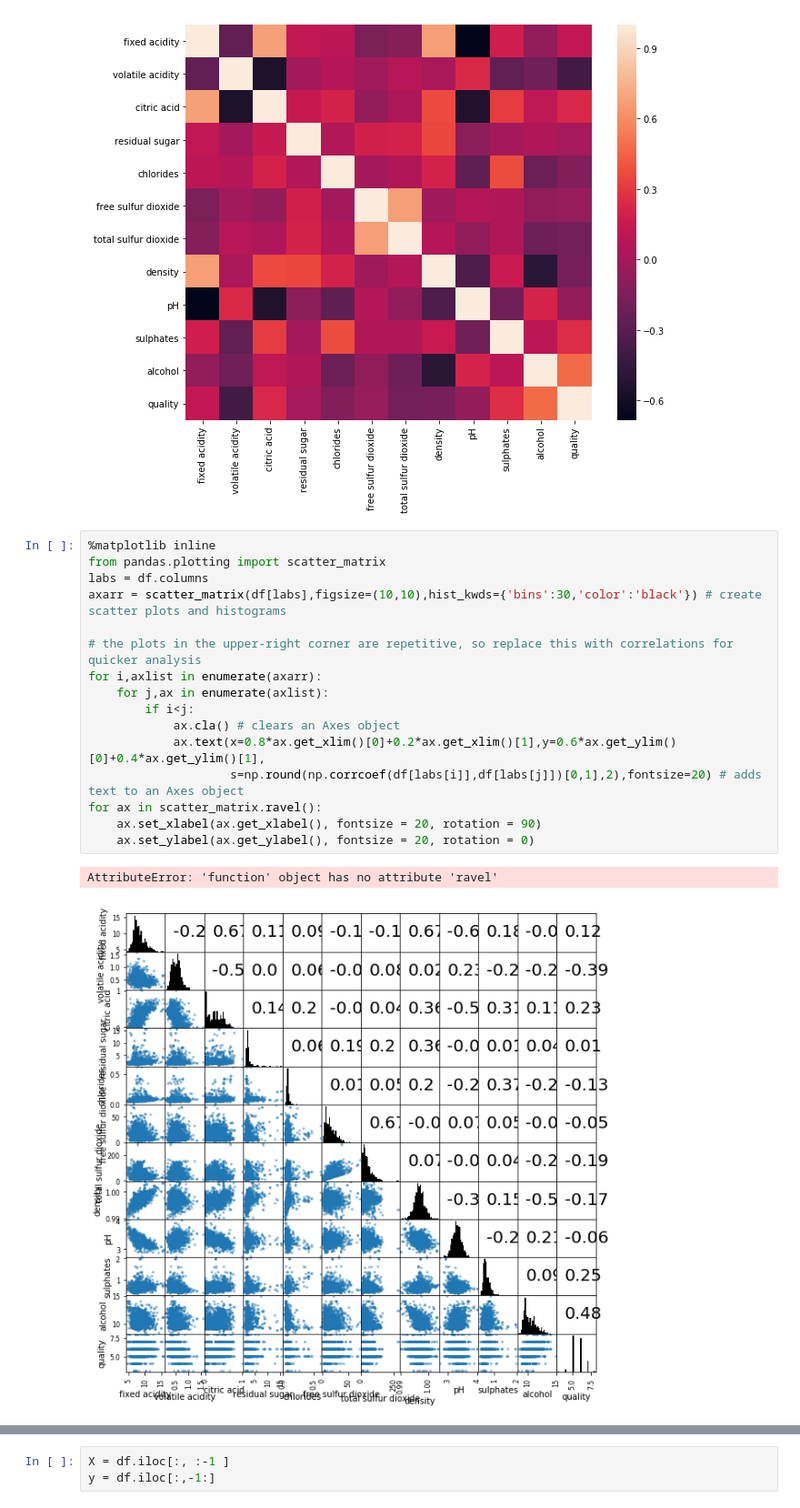
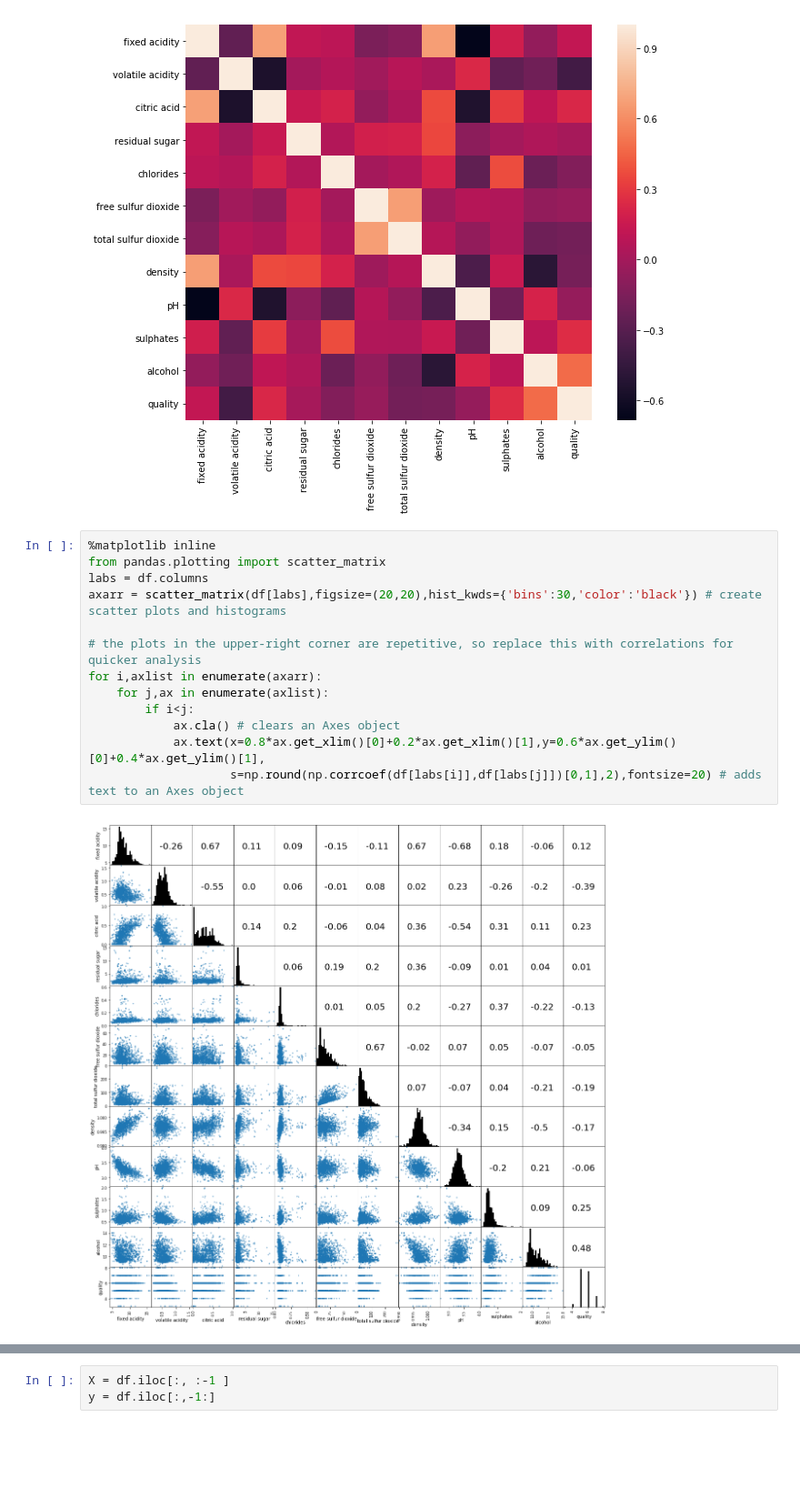
Before and after one commit to sumaanyu/Some-Regression-and-Classification-Projects, a Jupyter notebook: Project.ipynb, the cells around one changed output, grey strips where cells are left out. Shown at 91% size. Drawn from its saved outputs; the diff is of its cells as text; blank space fills up the shorter version.

```diff
--- a/Project.ipynb
+++ b/Project.ipynb
@@ -107,19 +107,15 @@ sns.heatmap(corr,
 # %%
 %matplotlib inline
 from pandas.plotting import scatter_matrix
 labs = df.columns
-axarr = scatter_matrix(df[labs],figsize=(10,10),hist_kwds={'bins':30,'color':'black'}) # create scatter plots and histograms
+axarr = scatter_matrix(df[labs],figsize=(20,20),hist_kwds={'bins':30,'color':'black'}) # create scatter plots and histograms
 
 # the plots in the upper-right corner are repetitive, so replace this with correlations for quicker analysis
 for i,axlist in enumerate(axarr):
     for j,ax in enumerate(axlist):
         if i<j:
             ax.cla() # clears an Axes object
             ax.text(x=0.8*ax.get_xlim()[0]+0.2*ax.get_xlim()[1],y=0.6*ax.get_ylim()[0]+0.4*ax.get_ylim()[1],
                     s=np.round(np.corrcoef(df[labs[i]],df[labs[j]])[0,1],2),fontsize=20) # adds text to an Axes object
-for ax in scatter_matrix.ravel():
-    ax.set_xlabel(ax.get_xlabel(), fontsize = 20, rotation = 90)
-    ax.set_ylabel(ax.get_ylabel(), fontsize = 20, rotation = 0)
 # %% [output]
-AttributeError: 'function' object has no attribute 'ravel'
-[figure, old version]
+[figure, new version]
```
Also changed, not shown: parts of 1 cell of this notebook.
